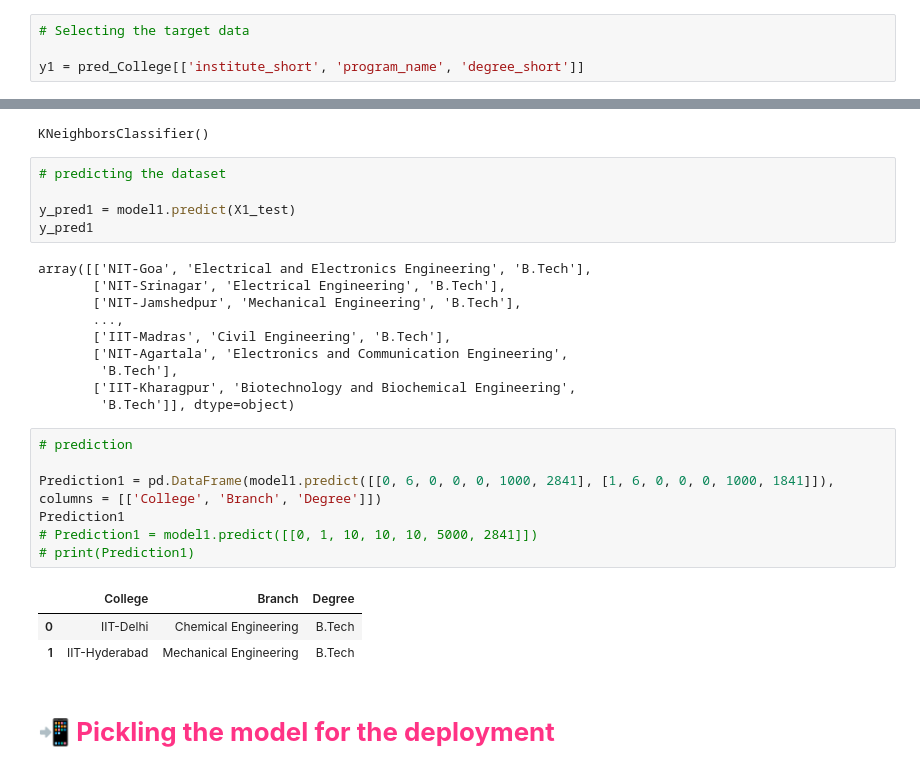
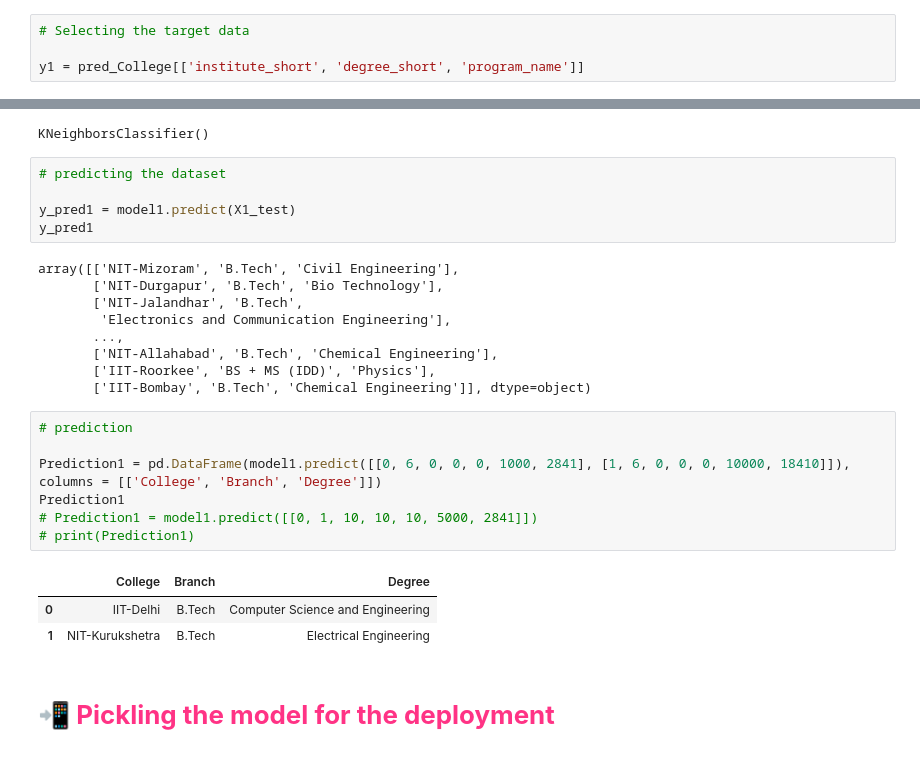
Before and after one commit to Satyam4229/College-Predictor-System, a Jupyter notebook: college-predictor-system.ipynb, the cells around one changed output, grey strips where cells are left out. Saved outputs shown, nothing was run; the diff lists cells and outputs as text.

```diff
--- a/college-predictor-system.ipynb
+++ b/college-predictor-system.ipynb
@@ -882,7 +890,7 @@ array([0, 4, 6, 8, 3, 5, 7, 9, 1, 2])
 # %%
 # Selecting the target data
 
-y1 = pred_College[['institute_short', 'program_name', 'degree_short']]
+y1 = pred_College[['institute_short', 'degree_short', 'program_name']]
 # %%
 # Selecting the featured data
 
@@ -920,26 +928,25 @@ KNeighborsClassifier()
 y_pred1 = model1.predict(X1_test)
 y_pred1
 # %% [output]
-array([['NIT-Goa', 'Electrical and Electronics Engineering', 'B.Tech'],
-       ['NIT-Srinagar', 'Electrical Engineering', 'B.Tech'],
-       ['NIT-Jamshedpur', 'Mechanical Engineering', 'B.Tech'],
+array([['NIT-Mizoram', 'B.Tech', 'Civil Engineering'],
+       ['NIT-Durgapur', 'B.Tech', 'Bio Technology'],
+       ['NIT-Jalandhar', 'B.Tech',
+        'Electronics and Communication Engineering'],
        ...,
-       ['IIT-Madras', 'Civil Engineering', 'B.Tech'],
-       ['NIT-Agartala', 'Electronics and Communication Engineering',
-        'B.Tech'],
-       ['IIT-Kharagpur', 'Biotechnology and Biochemical Engineering',
-        'B.Tech']], dtype=object)
+       ['NIT-Allahabad', 'B.Tech', 'Chemical Engineering'],
+       ['IIT-Roorkee', 'BS + MS (IDD)', 'Physics'],
+       ['IIT-Bombay', 'B.Tech', 'Chemical Engineering']], dtype=object)
 # %%
 # prediction
 
-Prediction1 = pd.DataFrame(model1.predict([[0, 6, 0, 0, 0, 1000, 2841], [1, 6, 0, 0, 0, 1000, 1841]]), columns = [['College', 'Branch', 'Degree']])
+Prediction1 = pd.DataFrame(model1.predict([[0, 6, 0, 0, 0, 1000, 2841], [1, 6, 0, 0, 0, 10000, 18410]]), columns = [['College', 'Branch', 'Degree']])
 Prediction1
 # Prediction1 = model1.predict([[0, 1, 10, 10, 10, 5000, 2841]])
 # print(Prediction1)
 # %% [output]
 |  | College | Branch | Degree |
-| 0 | IIT-Delhi | Chemical Engineering | B.Tech |
-| 1 | IIT-Hyderabad | Mechanical Engineering | B.Tech |
+| 0 | IIT-Delhi | B.Tech | Computer Science and Engineering |
+| 1 | NIT-Kurukshetra | B.Tech | Electrical Engineering |
 # %% [markdown]
 # **<span style="color:#ff3385;">📲 Pickling the model for the deployment</span>**
 # %%
```
Also changed, not shown: parts of 16 cells of this notebook, 3 other files.
